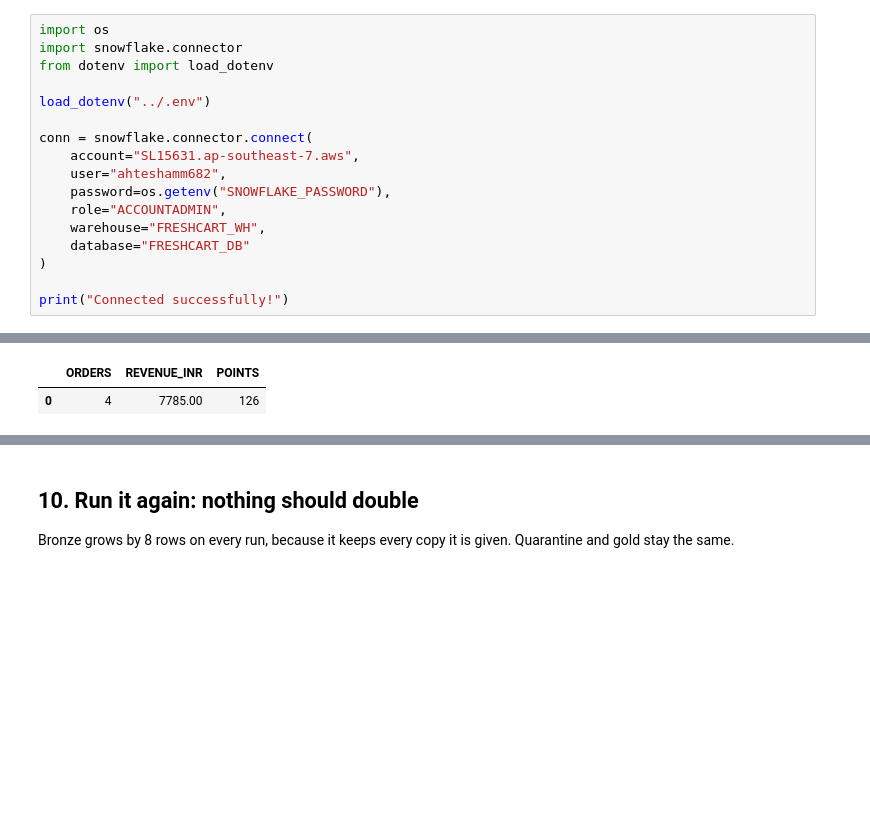
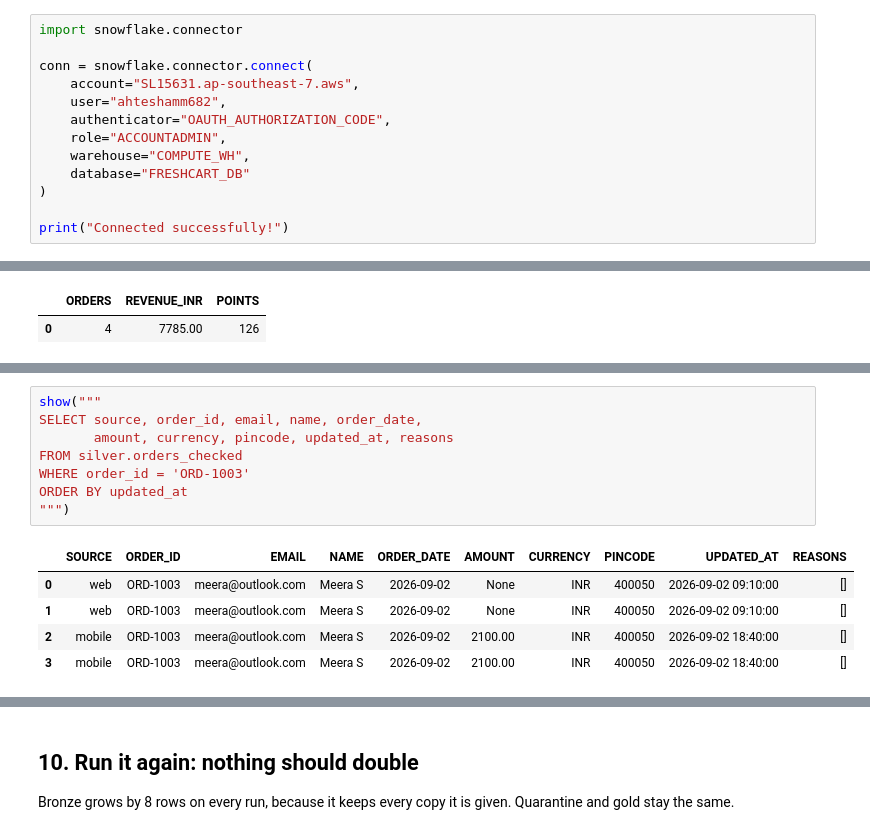
Before and after one commit to Ahtesham162/freshcart-pipelines, a Jupyter notebook: elt/freshcart_elt_commented.ipynb, the cells around one changed output, grey strips where cells are left out. Drawn from its saved outputs; the diff is of its cells as text; blank space fills up the shorter version.

Commit message:
Use assignment-compliant sixth quality check

```diff
--- a/elt/freshcart_elt_commented.ipynb
+++ b/elt/freshcart_elt_commented.ipynb
@@ -27,18 +27,14 @@ ERROR: Invalid requirement: '#installs': Expected package name at the start of d
 ## 2. Log in to Snowflake
 The password is asked for once and is not saved in the notebook. One connection, `conn`, is used by everything below.
 # %%
-import os
 import snowflake.connector
-from dotenv import load_dotenv
-
-load_dotenv("../.env")
 
 conn = snowflake.connector.connect(
     account="SL15631.ap-southeast-7.aws",
     user="ahteshamm682",
-    password=os.getenv("SNOWFLAKE_PASSWORD"),
+    authenticator="OAUTH_AUTHORIZATION_CODE",
     role="ACCOUNTADMIN",
-    warehouse="FRESHCART_WH",
+    warehouse="COMPUTE_WH",
     database="FRESHCART_DB"
 )
 
@@ -777,0 +862,14 @@ show("SELECT COUNT(*) AS orders, SUM(amount_inr) AS revenue_inr, SUM(loyalty_poi
+# %%
+show("""
+SELECT source, order_id, email, name, order_date,
+       amount, currency, pincode, updated_at, reasons
+FROM silver.orders_checked
+WHERE order_id = 'ORD-1003'
+ORDER BY updated_at
+""")
+# %% [output]
+|  | SOURCE | ORDER_ID | EMAIL | NAME | ORDER_DATE | AMOUNT | CURRENCY | PINCODE | UPDATED_AT | REASONS |
+| 0 | web | ORD-1003 | meera@outlook.com | Meera S | 2026-09-02 | None | INR | 400050 | 2026-09-02 09:10:00 | [] |
+| 1 | web | ORD-1003 | meera@outlook.com | Meera S | 2026-09-02 | None | INR | 400050 | 2026-09-02 09:10:00 | [] |
+| 2 | mobile | ORD-1003 | meera@outlook.com | Meera S | 2026-09-02 | 2100.00 | INR | 400050 | 2026-09-02 18:40:00 | [] |
+| 3 | mobile | ORD-1003 | meera@outlook.com | Meera S | 2026-09-02 | 2100.00 | INR | 400050 | 2026-09-02 18:40:00 | [] |
```
Also changed, not shown: parts of 27 cells of this notebook, 12 other files.
